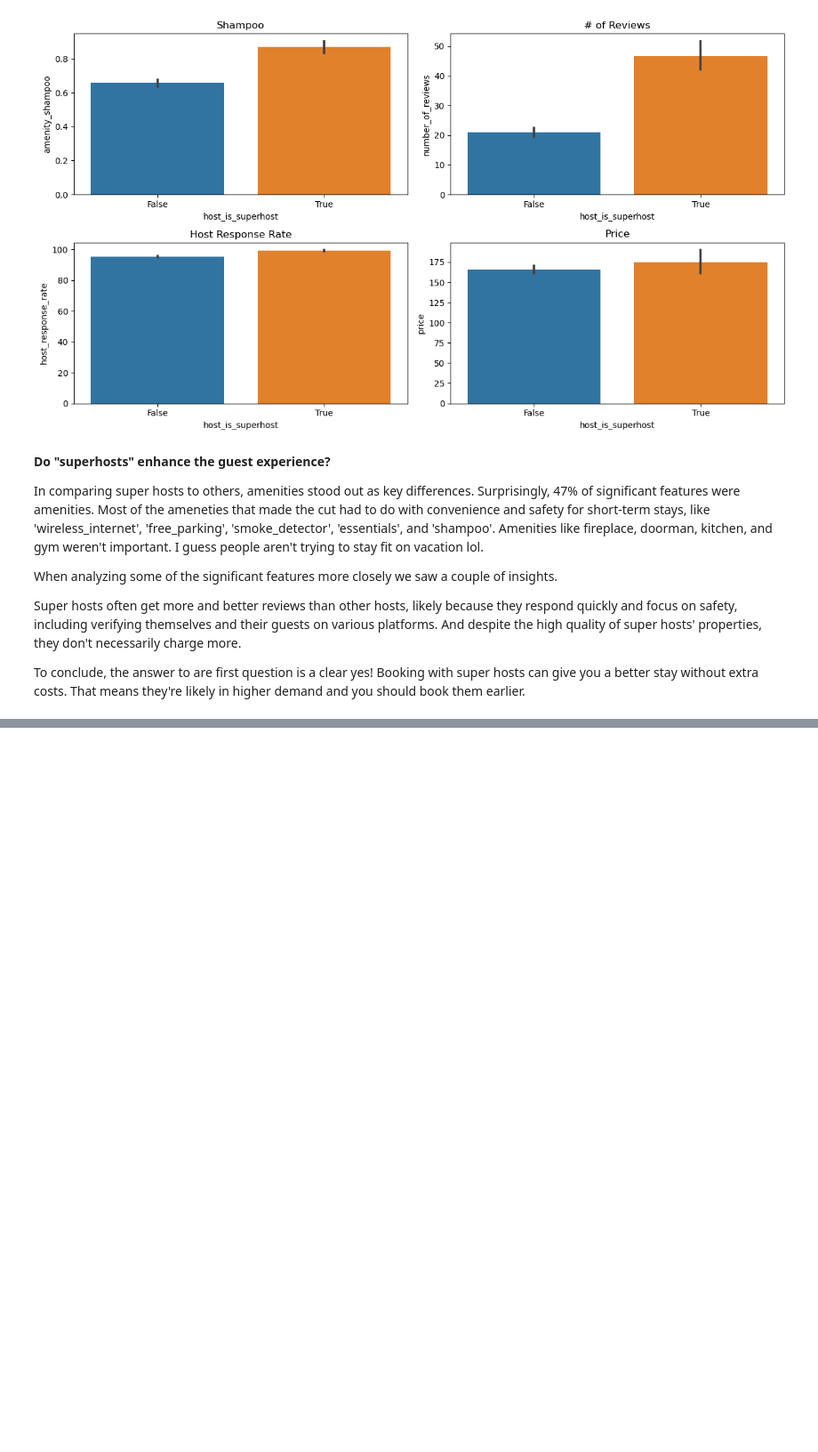
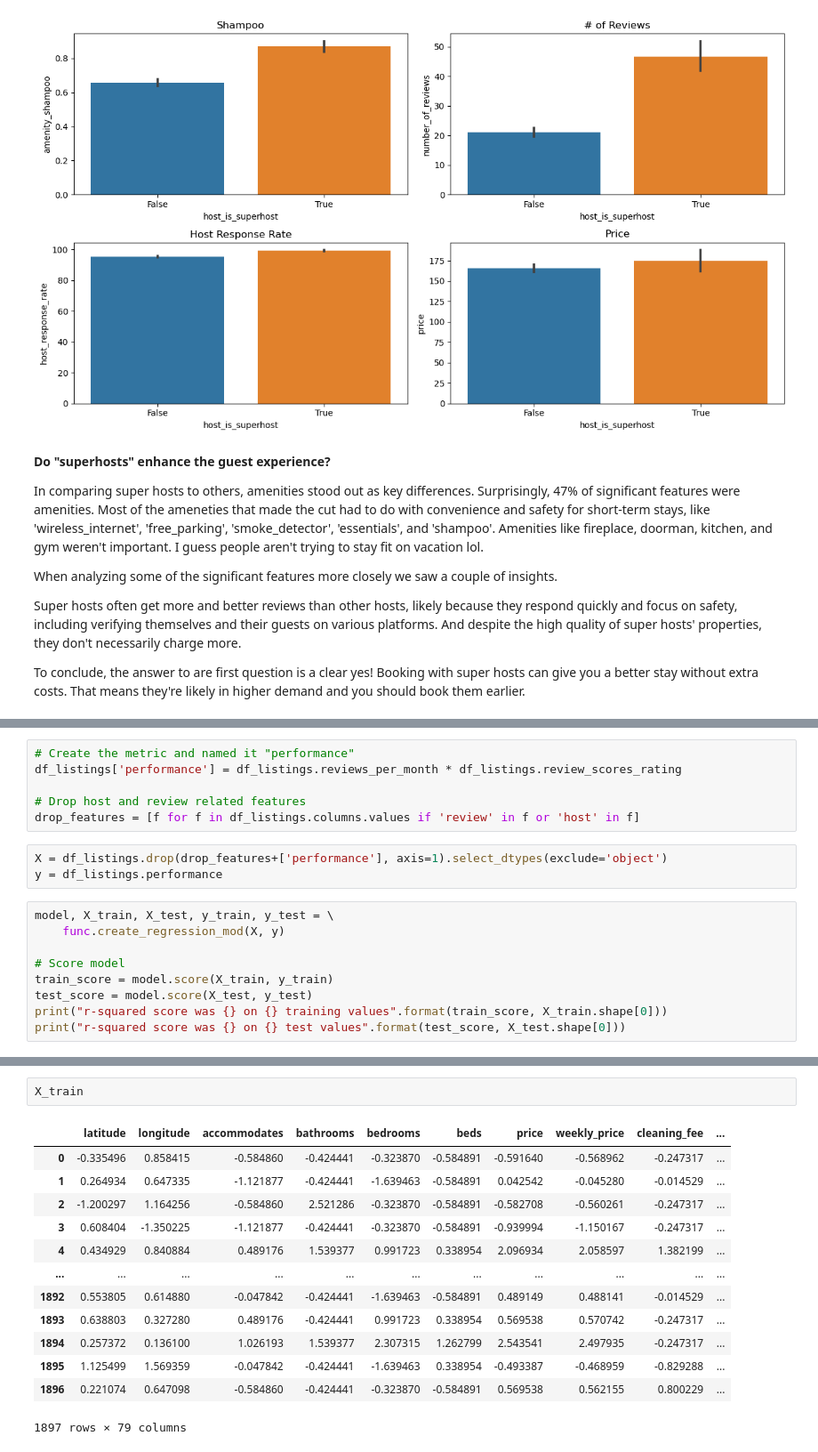
Before and after one commit to tristenwallace/boston_airbnb_CRISP-DM_analysis, a Jupyter notebook: src/models.ipynb, the cells around one changed output, grey strips where cells are left out. Shown at 89% size. Cells and saved outputs as stored; diff of their text form; blank space fills up the shorter version.

```diff
--- a/src/models.ipynb
+++ b/src/models.ipynb
@@ -120,0 +123,18 @@ To conclude, the answer to are first question is a clear yes! Booking with super
+# %%
+# Create the metric and named it "performance"
+df_listings['performance'] = df_listings.reviews_per_month * df_listings.review_scores_rating
+
+# Drop host and review related features
+drop_features = [f for f in df_listings.columns.values if 'review' in f or 'host' in f]
+# %%
+X = df_listings.drop(drop_features+['performance'], axis=1).select_dtypes(exclude='object')
+y = df_listings.performance
+# %%
+model, X_train, X_test, y_train, y_test = \
+    func.create_regression_mod(X, y)
+
+# Score model
+train_score = model.score(X_train, y_train)
+test_score = model.score(X_test, y_test)
+print("r-squared score was {} on {} training values".format(train_score, X_train.shape[0]))
+print("r-squared score was {} on {} test values".format(test_score, X_test.shape[0]))
@@ -120,0 +167,16 @@ To conclude, the answer to are first question is a clear yes! Booking with super
+# %%
+X_train
+# %% [output]
+|  | latitude | longitude | accommodates | bathrooms | bedrooms | beds | price | weekly_price | cleaning_fee | ... |
+| 0 | -0.335496 | 0.858415 | -0.584860 | -0.424441 | -0.323870 | -0.584891 | -0.591640 | -0.568962 | -0.247317 | ... |
+| 1 | 0.264934 | 0.647335 | -1.121877 | -0.424441 | -1.639463 | -0.584891 | 0.042542 | -0.045280 | -0.014529 | ... |
+| 2 | -1.200297 | 1.164256 | -0.584860 | 2.521286 | -0.323870 | -0.584891 | -0.582708 | -0.560261 | -0.247317 | ... |
+| 3 | 0.608404 | -1.350225 | -1.121877 | -0.424441 | -0.323870 | -0.584891 | -0.939994 | -1.150167 | -0.247317 | ... |
+| 4 | 0.434929 | 0.840884 | 0.489176 | 1.539377 | 0.991723 | 0.338954 | 2.096934 | 2.058597 | 1.382199 | ... |
+| ... | ... | ... | ... | ... | ... | ... | ... | ... | ... | ... |
+| 1892 | 0.553805 | 0.614880 | -0.047842 | -0.424441 | -1.639463 | -0.584891 | 0.489149 | 0.488141 | -0.014529 | ... |
+| 1893 | 0.638803 | 0.327280 | 0.489176 | -0.424441 | 0.991723 | 0.338954 | 0.569538 | 0.570742 | -0.247317 | ... |
+| 1894 | 0.257372 | 0.136100 | 1.026193 | 1.539377 | 2.307315 | 1.262799 | 2.543541 | 2.497935 | -0.247317 | ... |
+| 1895 | 1.125499 | 1.569359 | -0.047842 | -0.424441 | -1.639463 | 0.338954 | -0.493387 | -0.468959 | -0.829288 | ... |
+| 1896 | 0.221074 | 0.647098 | -0.584860 | -0.424441 | -0.323870 | -0.584891 | 0.569538 | 0.562155 | 0.800229 | ... |
+1897 rows × 79 columns
```
Also changed, not shown: parts of 8 cells of this notebook, 2 other files.
